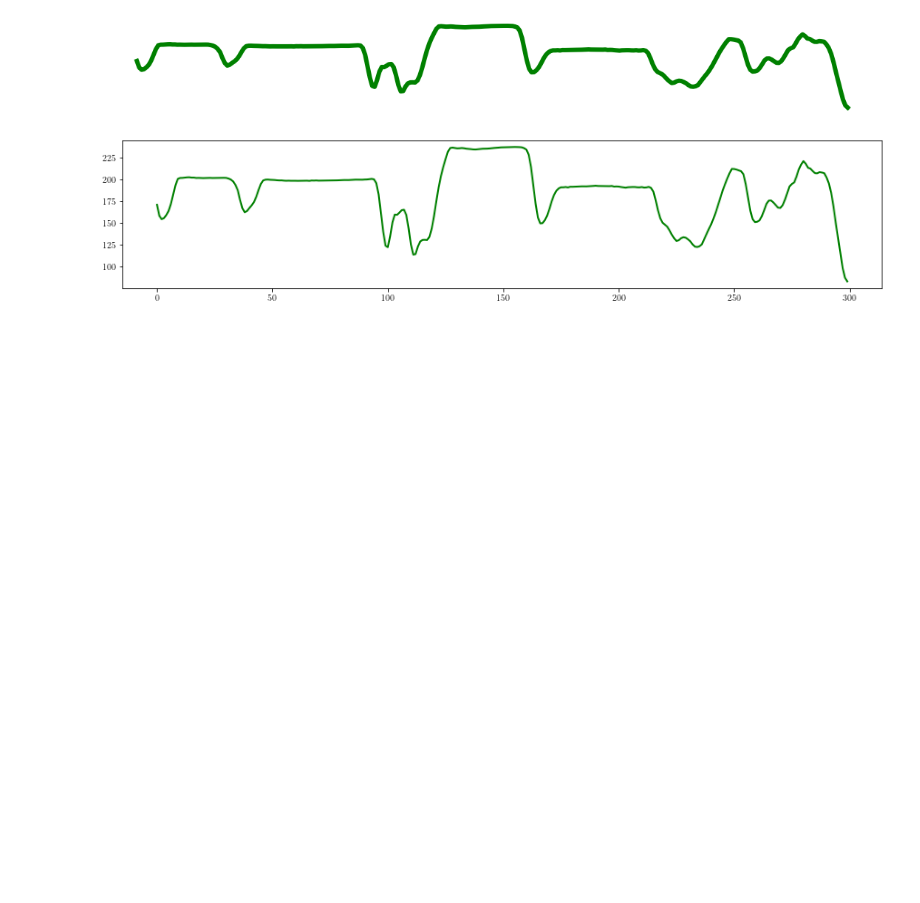
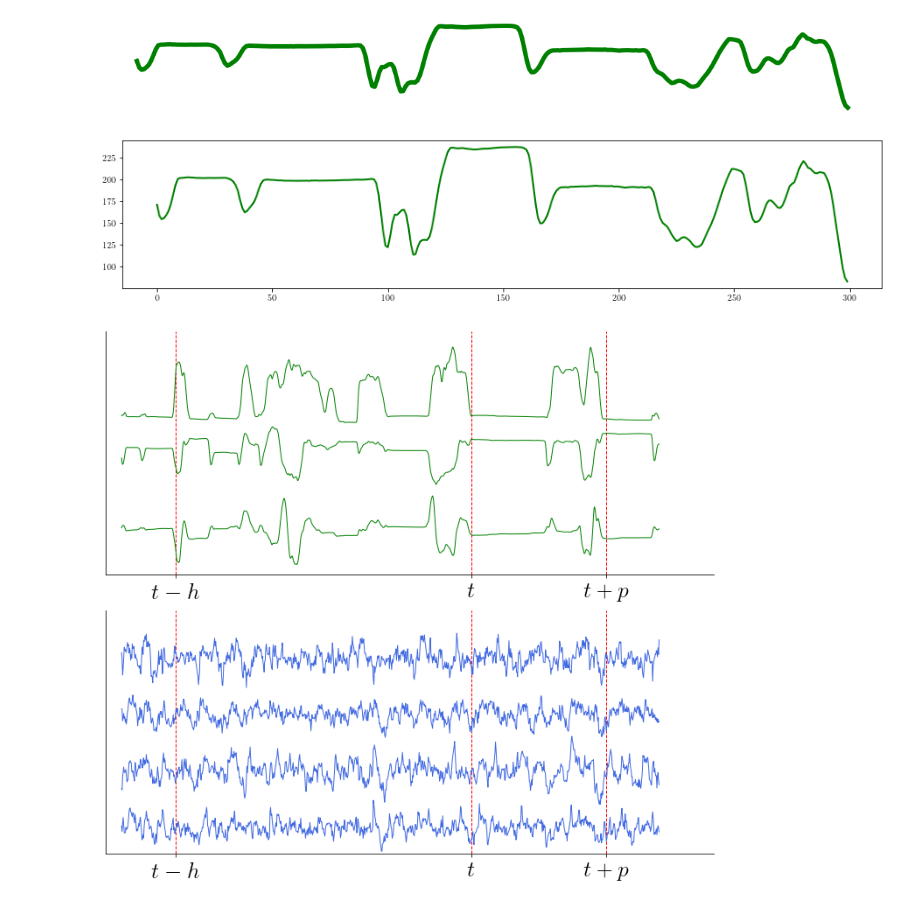
Before and after one commit to Intelligent-Systems-Phystech/2017-Isachenko-PLS, a Jupyter notebook: code/main.ipynb, the cells around one changed output. Saved outputs shown, nothing was run; the diff lists cells and outputs as text; code cells hidden in the pictures; blank space fills up the shorter version.

```diff
--- a/code/main.ipynb
+++ b/code/main.ipynb
@@ -587,3 +583,73 @@ plt.plot(y, 'green', linewidth=2)
 plt.show()
 # %% [output]
 [figure]
+# %%
+idx_1, idx_2 = 2000, 3000
+
+FONTSIZE = 26
+
+T0, T1, T2, T3, T4 = 100, 650, 900, 300, 750
+Y_MIN, Y_MAX = 0.0, 850.0
+X_MIN, X_MAX = -60.0, 500.0
+T_MIN, T_MAX = -30.0, 1100
+
+T_LIMIT_COLOR = 'red'
+T_LIMIT_N = 10
+T_LIMIT_STYLE = 'dashed'
+
+fig = plt.figure(figsize=(10, 9))
+
+
+# ====================
+ax = plt.subplot(2, 1, 1)
+
+for t in [T0, T1, T2]:
+    ax.plot(
+        np.ones(T_LIMIT_N) * t, np.linspace(Y_MIN, Y_MAX, T_LIMIT_N),
+        c=T_LIMIT_COLOR, linestyle=T_LIMIT_STYLE, linewidth=1
+    )
+
+
+ax.plot(Y_train_ecog[idx_1:idx_2, 0], 'g', linewidth=1)
+ax.plot(Y_train_ecog[idx_1:idx_2, 1] + 110, 'g', linewidth=1)
+ax.plot(Y_train_ecog[idx_1:idx_2, 2] + 500, 'g', linewidth=1)
+
+ax.spines["top"].set_visible(False)
+ax.spines["right"].set_visible(False)
+
+ax.set_ylim([Y_MIN, Y_MAX])
+ax.set_xlim([T_MIN, T_MAX])
+ax.set_yticks([])
+ax.set_xticks([T0, T1, T2])
+ax.set_xticklabels(['$t - h$', '$t$', '$t + p$'], fontsize=FONTSIZE)
+
+# ====================
+ax = plt.subplot(2, 1, 2)
+
+for t in [T0, T1, T2]:
+    ax.plot(
+        np.ones(T_LIMIT_N) * t, np.linspace(X_MIN, X_MAX, T_LIMIT_N),
+        c=T_LIMIT_COLOR, linestyle=T_LIMIT_STYLE, linewidth=1
+    )
+
+
+ax.plot(X_train_ecog[idx_1:idx_2, 0, 0], 'royalblue', linewidth=1)
+ax.plot(X_train_ecog[idx_1:idx_2, 1, 0] + 130, 'royalblue', linewidth=1)
+ax.plot(X_train_ecog[idx_1:idx_2, 2, 0] + 260, 'royalblue', linewidth=1)
+ax.plot(X_train_ecog[idx_1:idx_2, 3, 0] + 390, 'royalblue', linewidth=1)
+
+ax.spines["top"].set_visible(False)
+ax.spines["right"].set_visible(False)
+
+ax.set_ylim([X_MIN, X_MAX])
+ax.set_xlim([T_MIN, T_MAX])
+ax.set_yticks([])
+ax.set_xticks([T0, T1, T2])
+ax.set_xticklabels(['$t - h$', '$t$', '$t + p$'], fontsize=FONTSIZE)
+
+# ====================
+plt.tight_layout()
+plt.savefig('xy_example.png')
+plt.show()
+# %% [output]
+[figure, added]
```
Also changed, not shown: parts of 2 cells of this notebook, 1 other file.
